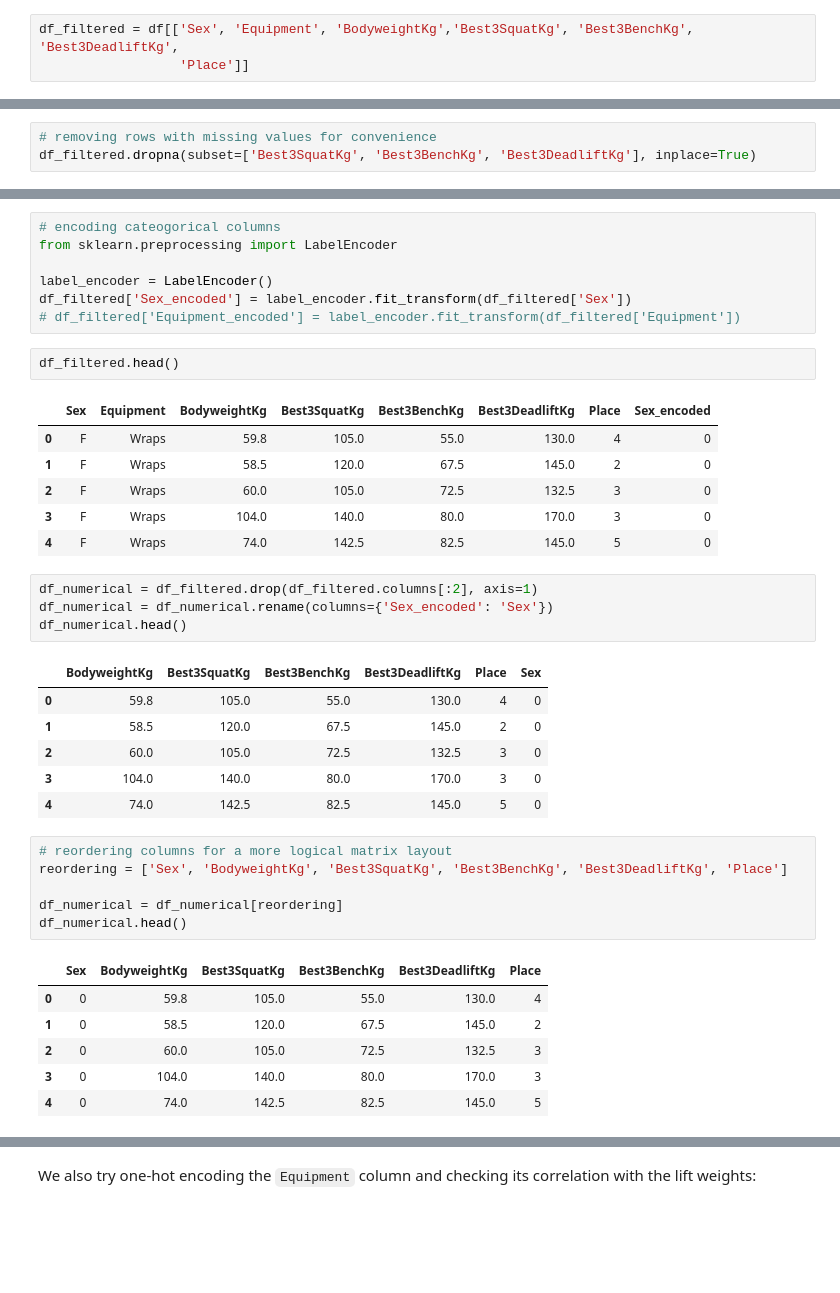
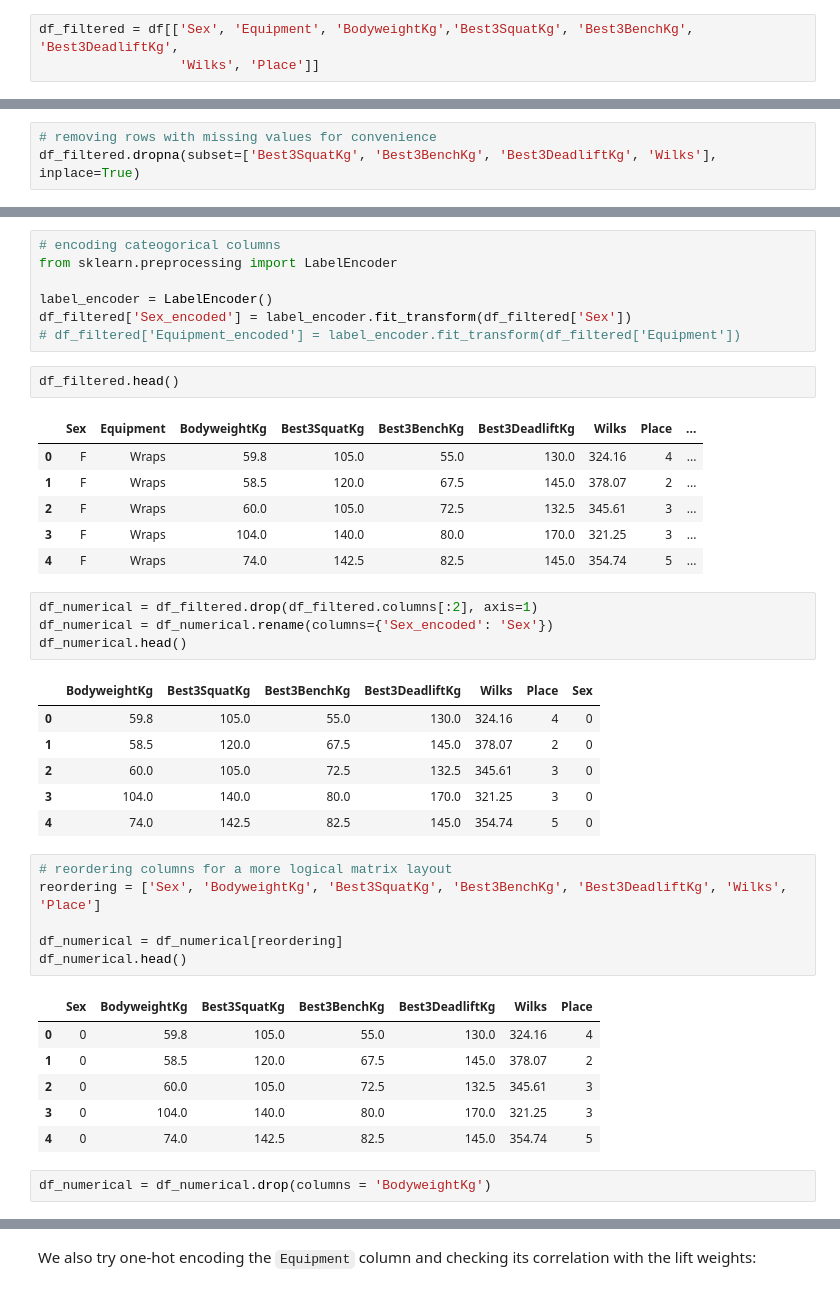
Before and after one commit to AmeerAliSaleem/powerlifting, a Jupyter notebook: Powerlifting_correlations.ipynb, the cells around one changed output, grey strips where cells are left out. Drawn from its saved outputs; the diff is of its cells as text; blank space fills up the shorter version.

```diff
--- a/Powerlifting_correlations.ipynb
+++ b/Powerlifting_correlations.ipynb
@@ -16,7 +16,7 @@ import seaborn as sns
 df = pd.read_csv("cleaned_powerlifting.csv")
 # %%
 df_filtered = df[['Sex', 'Equipment', 'BodyweightKg','Best3SquatKg', 'Best3BenchKg', 'Best3DeadliftKg',
-                  'Place']]
+                  'Wilks', 'Place']]
 # %%
 df_filtered.head()
 # %% [output]
@@ -39,7 +40,7 @@ Place                  0
 dtype: int64
 # %%
 # removing rows with missing values for convenience
-df_filtered.dropna(subset=['Best3SquatKg', 'Best3BenchKg', 'Best3DeadliftKg'], inplace=True)
+df_filtered.dropna(subset=['Best3SquatKg', 'Best3BenchKg', 'Best3DeadliftKg', 'Wilks'], inplace=True)
 # %% [output]
 A value is trying to be set on a copy of a slice from a DataFrame
 
@@ -125,33 +127,35 @@ df_filtered['Sex_encoded'] = label_encoder.fit_transform(df_filtered['Sex'])
 # %%
 df_filtered.head()
 # %% [output]
-|  | Sex | Equipment | BodyweightKg | Best3SquatKg | Best3BenchKg | Best3DeadliftKg | Place | Sex_encoded |
-| 0 | F | Wraps | 59.8 | 105.0 | 55.0 | 130.0 | 4 | 0 |
-| 1 | F | Wraps | 58.5 | 120.0 | 67.5 | 145.0 | 2 | 0 |
-| 2 | F | Wraps | 60.0 | 105.0 | 72.5 | 132.5 | 3 | 0 |
-| 3 | F | Wraps | 104.0 | 140.0 | 80.0 | 170.0 | 3 | 0 |
-| 4 | F | Wraps | 74.0 | 142.5 | 82.5 | 145.0 | 5 | 0 |
+|  | Sex | Equipment | BodyweightKg | Best3SquatKg | Best3BenchKg | Best3DeadliftKg | Wilks | Place | ... |
+| 0 | F | Wraps | 59.8 | 105.0 | 55.0 | 130.0 | 324.16 | 4 | ... |
+| 1 | F | Wraps | 58.5 | 120.0 | 67.5 | 145.0 | 378.07 | 2 | ... |
+| 2 | F | Wraps | 60.0 | 105.0 | 72.5 | 132.5 | 345.61 | 3 | ... |
+| 3 | F | Wraps | 104.0 | 140.0 | 80.0 | 170.0 | 321.25 | 3 | ... |
+| 4 | F | Wraps | 74.0 | 142.5 | 82.5 | 145.0 | 354.74 | 5 | ... |
 # %%
 df_numerical = df_filtered.drop(df_filtered.columns[:2], axis=1)
 df_numerical = df_numerical.rename(columns={'Sex_encoded': 'Sex'})
 df_numerical.head()
 # %% [output]
-|  | BodyweightKg | Best3SquatKg | Best3BenchKg | Best3DeadliftKg | Place | Sex |
-| 0 | 59.8 | 105.0 | 55.0 | 130.0 | 4 | 0 |
-| 1 | 58.5 | 120.0 | 67.5 | 145.0 | 2 | 0 |
-| 2 | 60.0 | 105.0 | 72.5 | 132.5 | 3 | 0 |
-| 3 | 104.0 | 140.0 | 80.0 | 170.0 | 3 | 0 |
-| 4 | 74.0 | 142.5 | 82.5 | 145.0 | 5 | 0 |
+|  | BodyweightKg | Best3SquatKg | Best3BenchKg | Best3DeadliftKg | Wilks | Place | Sex |
+| 0 | 59.8 | 105.0 | 55.0 | 130.0 | 324.16 | 4 | 0 |
+| 1 | 58.5 | 120.0 | 67.5 | 145.0 | 378.07 | 2 | 0 |
+| 2 | 60.0 | 105.0 | 72.5 | 132.5 | 345.61 | 3 | 0 |
+| 3 | 104.0 | 140.0 | 80.0 | 170.0 | 321.25 | 3 | 0 |
+| 4 | 74.0 | 142.5 | 82.5 | 145.0 | 354.74 | 5 | 0 |
 # %%
 # reordering columns for a more logical matrix layout
-reordering = ['Sex', 'BodyweightKg', 'Best3SquatKg', 'Best3BenchKg', 'Best3DeadliftKg', 'Place']
+reordering = ['Sex', 'BodyweightKg', 'Best3SquatKg', 'Best3BenchKg', 'Best3DeadliftKg', 'Wilks', 'Place']
 
 df_numerical = df_numerical[reordering]
 df_numerical.head()
 # %% [output]
-|  | Sex | BodyweightKg | Best3SquatKg | Best3BenchKg | Best3DeadliftKg | Place |
-| 0 | 0 | 59.8 | 105.0 | 55.0 | 130.0 | 4 |
-| 1 | 0 | 58.5 | 120.0 | 67.5 | 145.0 | 2 |
-| 2 | 0 | 60.0 | 105.0 | 72.5 | 132.5 | 3 |
-| 3 | 0 | 104.0 | 140.0 | 80.0 | 170.0 | 3 |
-| 4 | 0 | 74.0 | 142.5 | 82.5 | 145.0 | 5 |
+|  | Sex | BodyweightKg | Best3SquatKg | Best3BenchKg | Best3DeadliftKg | Wilks | Place |
+| 0 | 0 | 59.8 | 105.0 | 55.0 | 130.0 | 324.16 | 4 |
+| 1 | 0 | 58.5 | 120.0 | 67.5 | 145.0 | 378.07 | 2 |
+| 2 | 0 | 60.0 | 105.0 | 72.5 | 132.5 | 345.61 | 3 |
+| 3 | 0 | 104.0 | 140.0 | 80.0 | 170.0 | 321.25 | 3 |
+| 4 | 0 | 74.0 | 142.5 | 82.5 | 145.0 | 354.74 | 5 |
+# %%
+df_numerical = df_numerical.drop(columns = 'BodyweightKg')
```
Also changed, not shown: parts of 12 cells of this notebook.
